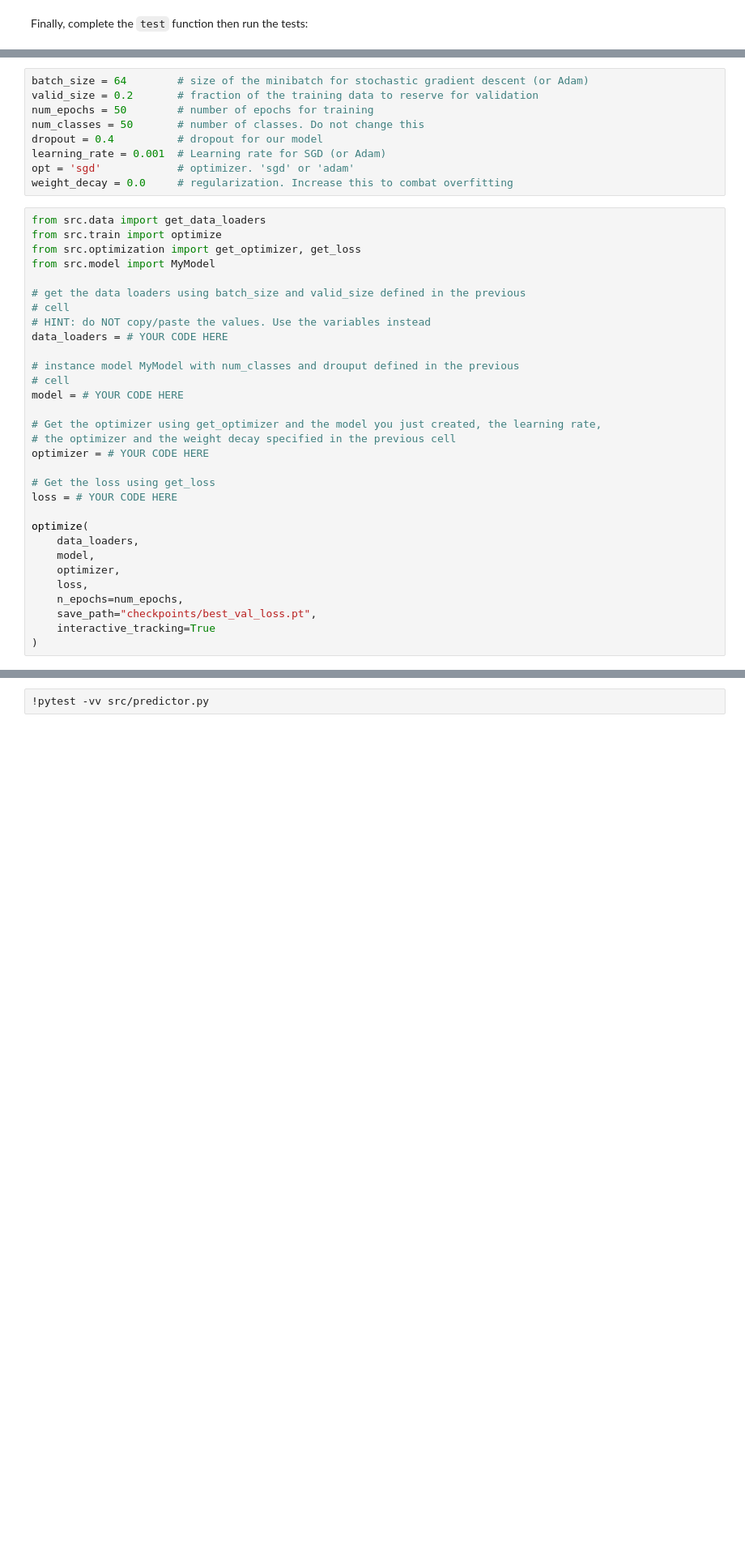
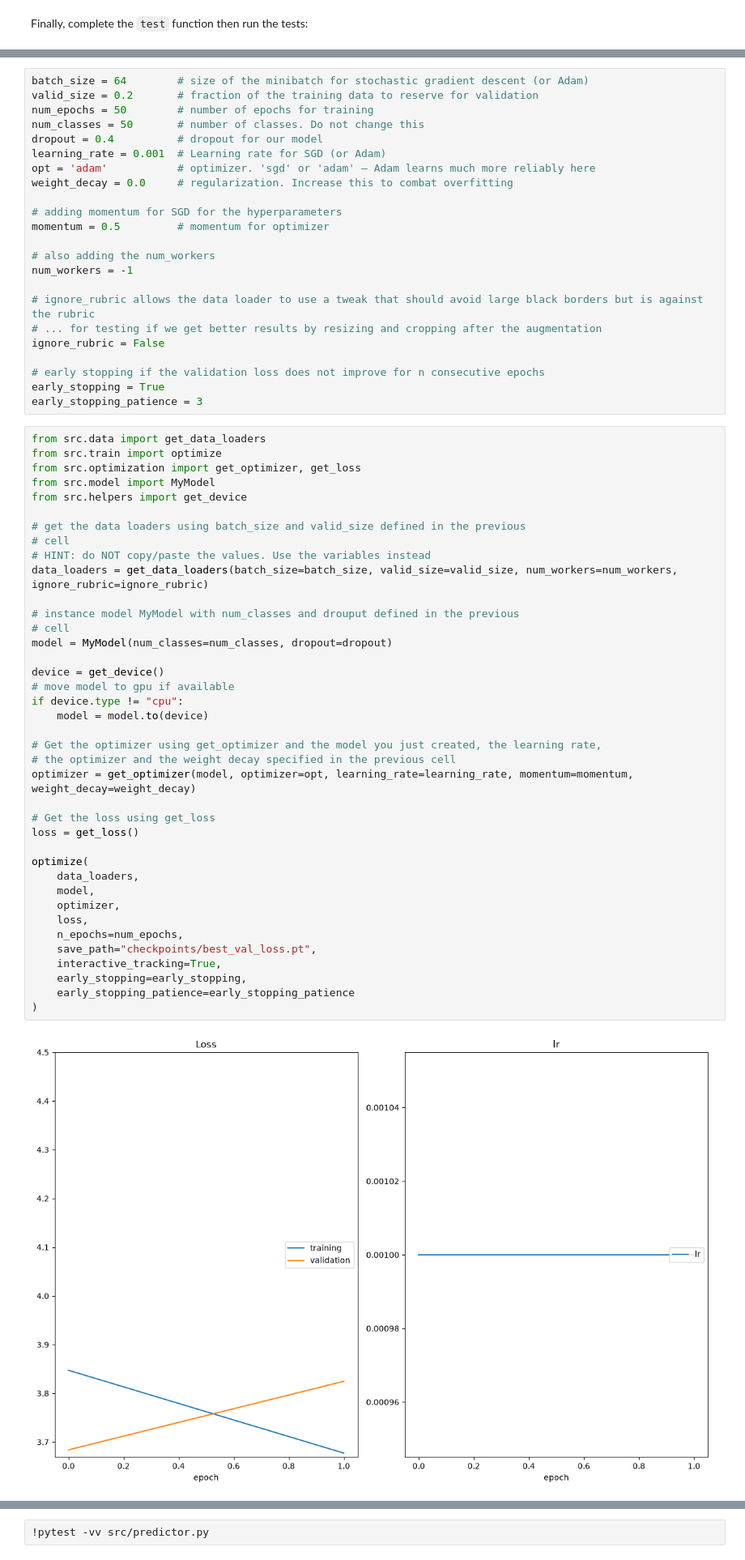
Before and after one commit to olivermaerz/landmark-classification, a Jupyter notebook: cnn_from_scratch.ipynb, the cells around one changed output, grey strips where cells are left out. Shown at 81% size. Drawn from its saved outputs; the diff is of its cells as text; blank space fills up the shorter version.

Commit message:
update architecture and training , add readme, optimizer, predictor changes

```diff
--- a/cnn_from_scratch.ipynb
+++ b/cnn_from_scratch.ipynb
@@ -300,36 +333,60 @@ num_epochs = 50        # number of epochs for training
 num_classes = 50       # number of classes. Do not change this
 dropout = 0.4          # dropout for our model
 learning_rate = 0.001  # Learning rate for SGD (or Adam)
-opt = 'sgd'            # optimizer. 'sgd' or 'adam'
+opt = 'adam'           # optimizer. 'sgd' or 'adam' — Adam learns much more reliably here
 weight_decay = 0.0     # regularization. Increase this to combat overfitting
+
+# adding momentum for SGD for the hyperparameters
+momentum = 0.5         # momentum for optimizer
+
+# also adding the num_workers
+num_workers = -1
+
+# ignore_rubric allows the data loader to use a tweak that should avoid large black borders but is against the rubric
+# ... for testing if we get better results by resizing and cropping after the augmentation
+ignore_rubric = False
+
+# early stopping if the validation loss does not improve for n consecutive epochs
+early_stopping = True
+early_stopping_patience = 3
 # %%
 from src.data import get_data_loaders
 from src.train import optimize
 from src.optimization import get_optimizer, get_loss
 from src.model import MyModel
+from src.helpers import get_device
 
 # get the data loaders using batch_size and valid_size defined in the previous
 # cell
 # HINT: do NOT copy/paste the values. Use the variables instead
-data_loaders = # YOUR CODE HERE
+data_loaders = get_data_loaders(batch_size=batch_size, valid_size=valid_size, num_workers=num_workers, ignore_rubric=ignore_rubric)
 
 # instance model MyModel with num_classes and drouput defined in the previous
 # cell
-model = # YOUR CODE HERE
+model = MyModel(num_classes=num_classes, dropout=dropout)
+
+device = get_device()
+# move model to gpu if available
+if device.type != "cpu":
+    model = model.to(device)
 
 # Get the optimizer using get_optimizer and the model you just created, the learning rate,
 # the optimizer and the weight decay specified in the previous cell
-optimizer = # YOUR CODE HERE
+optimizer = get_optimizer(model, optimizer=opt, learning_rate=learning_rate, momentum=momentum, weight_decay=weight_decay)
 
 # Get the loss using get_loss
-loss = # YOUR CODE HERE
+loss = get_loss()
 
 optimize(
     data_loaders,
     model,
     optimizer,
     loss,
     n_epochs=num_epochs,
     save_path="checkpoints/best_val_loss.pt",
-    interactive_tracking=True
+    interactive_tracking=True,
+    early_stopping=early_stopping,
+    early_stopping_patience=early_stopping_patience
 )
+# %% [output]
+[figure, added]
```
Also changed, not shown: parts of 16 cells of this notebook, 7 other files.
